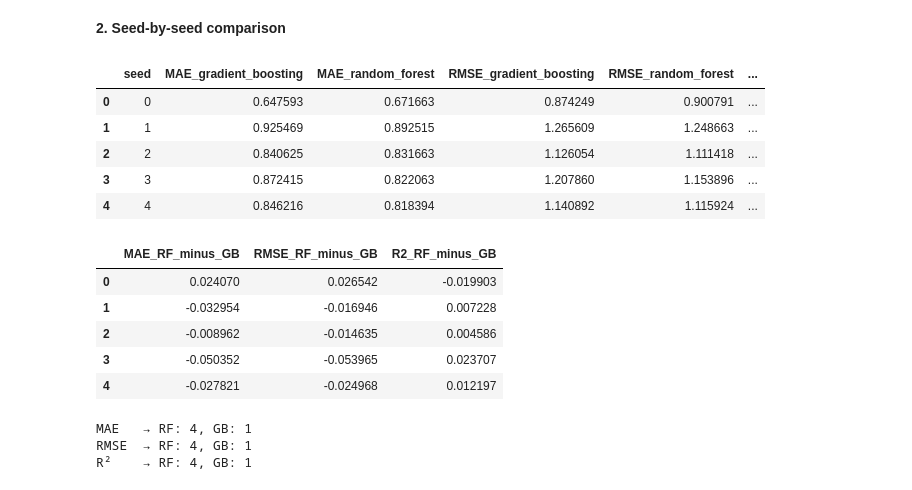
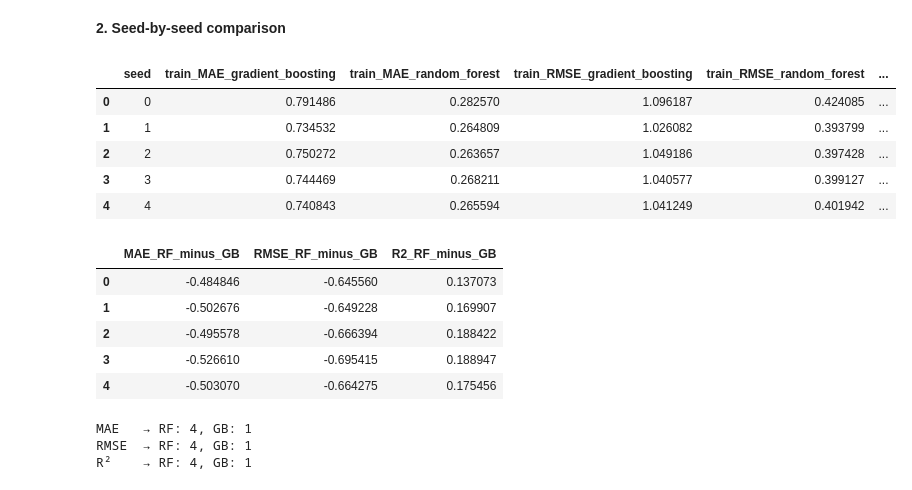
Before and after one commit to alexcorbero/admet-ml, a Jupyter notebook: notebooks/05_model_evaluation.ipynb, the cells around one changed output. Cells and saved outputs as stored; diff of their text form; code cells hidden in the pictures.

```diff
--- a/notebooks/05_model_evaluation.ipynb
+++ b/notebooks/05_model_evaluation.ipynb
@@ -70,56 +68,56 @@ styled_summary
 # %%
 feature_name = "descRO5_maccs"
 
 seed_comparison = (
     metrics[
         metrics["features"] == feature_name
     ]
     .pivot(
         index="seed",
         columns="model",
-        values=["MAE", "RMSE", "R2"],
+        values=["train_MAE", "train_RMSE", "train_R2", "valid_MAE", "valid_RMSE", "valid_R2"],
     )
 )
 
 seed_comparison.columns = [
     f"{metric}_{model}"
     for metric, model in seed_comparison.columns
 ]
 
 seed_comparison = seed_comparison.reset_index()
 
 seed_comparison
 # %% [output]
-|  | seed | MAE_gradient_boosting | MAE_random_forest | RMSE_gradient_boosting | RMSE_random_forest | ... |
-| 0 | 0 | 0.647593 | 0.671663 | 0.874249 | 0.900791 | ... |
-| 1 | 1 | 0.925469 | 0.892515 | 1.265609 | 1.248663 | ... |
-| 2 | 2 | 0.840625 | 0.831663 | 1.126054 | 1.111418 | ... |
-| 3 | 3 | 0.872415 | 0.822063 | 1.207860 | 1.153896 | ... |
-| 4 | 4 | 0.846216 | 0.818394 | 1.140892 | 1.115924 | ... |
+|  | seed | train_MAE_gradient_boosting | train_MAE_random_forest | train_RMSE_gradient_boosting | train_RMSE_random_forest | ... |
+| 0 | 0 | 0.791486 | 0.282570 | 1.096187 | 0.424085 | ... |
+| 1 | 1 | 0.734532 | 0.264809 | 1.026082 | 0.393799 | ... |
+| 2 | 2 | 0.750272 | 0.263657 | 1.049186 | 0.397428 | ... |
+| 3 | 3 | 0.744469 | 0.268211 | 1.040577 | 0.399127 | ... |
+| 4 | 4 | 0.740843 | 0.265594 | 1.041249 | 0.401942 | ... |
 # %%
 seed_comparison["MAE_RF_minus_GB"] = (
-    seed_comparison["MAE_random_forest"]
-    - seed_comparison["MAE_gradient_boosting"]
+    seed_comparison["train_MAE_random_forest"] + seed_comparison["valid_MAE_random_forest"]
+    - seed_comparison["train_MAE_gradient_boosting"] - seed_comparison["valid_MAE_gradient_boosting"]
 )
 
 seed_comparison["RMSE_RF_minus_GB"] = (
-    seed_comparison["RMSE_random_forest"]
-    - seed_comparison["RMSE_gradient_boosting"]
+    seed_comparison["train_RMSE_random_forest"] + seed_comparison["valid_RMSE_random_forest"]
+    - seed_comparison["train_RMSE_gradient_boosting"] - seed_comparison["valid_RMSE_gradient_boosting"]
 )
 
 seed_comparison["R2_RF_minus_GB"] = (
-    seed_comparison["R2_random_forest"]
-    - seed_comparison["R2_gradient_boosting"]
+    seed_comparison["train_R2_random_forest"] + seed_comparison["valid_R2_random_forest"]
+    - seed_comparison["train_R2_gradient_boosting"] - seed_comparison["valid_R2_gradient_boosting"]
 )
 
 seed_comparison[["MAE_RF_minus_GB", "RMSE_RF_minus_GB", "R2_RF_minus_GB"]]
 # %% [output]
 |  | MAE_RF_minus_GB | RMSE_RF_minus_GB | R2_RF_minus_GB |
-| 0 | 0.024070 | 0.026542 | -0.019903 |
-| 1 | -0.032954 | -0.016946 | 0.007228 |
-| 2 | -0.008962 | -0.014635 | 0.004586 |
-| 3 | -0.050352 | -0.053965 | 0.023707 |
-| 4 | -0.027821 | -0.024968 | 0.012197 |
+| 0 | -0.484846 | -0.645560 | 0.137073 |
+| 1 | -0.502676 | -0.649228 | 0.169907 |
+| 2 | -0.495578 | -0.666394 | 0.188422 |
+| 3 | -0.526610 | -0.695415 | 0.188947 |
+| 4 | -0.503070 | -0.664275 | 0.175456 |
 # %%
 rf_mae_wins = (seed_comparison["MAE_RF_minus_GB"] < 0).sum()
 gb_mae_wins = (seed_comparison["MAE_RF_minus_GB"] > 0).sum()
```
Also changed, not shown: parts of 6 cells of this notebook, 1 other file.
